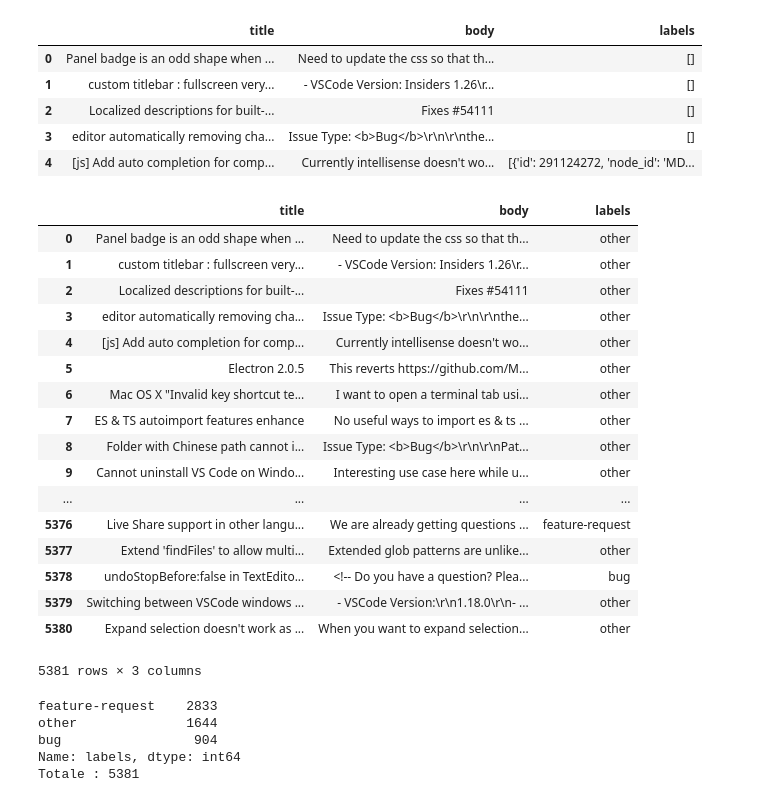
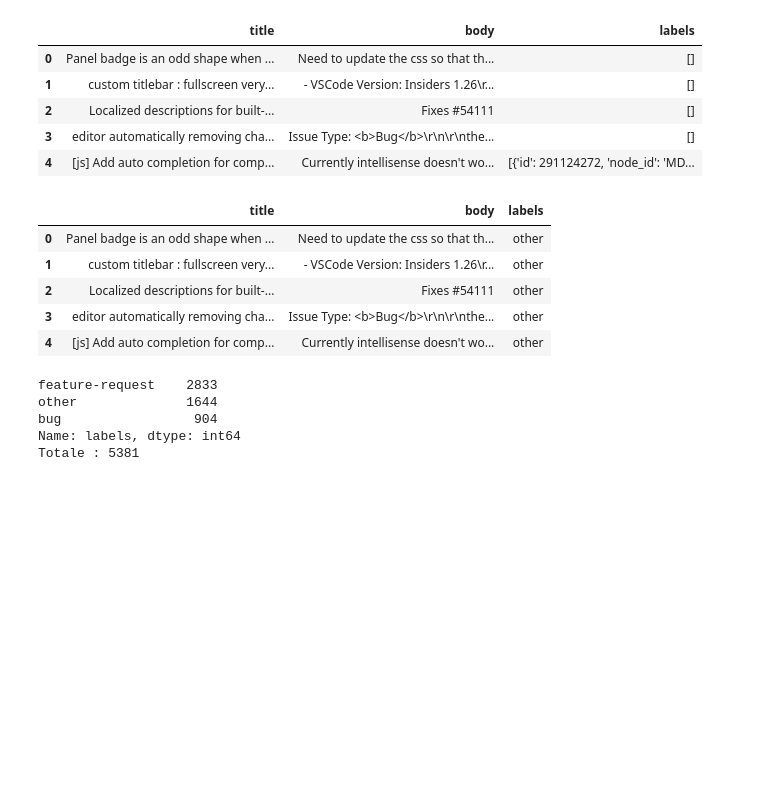
Before and after one commit to AMTheMonkey/DeepLearning, a Jupyter notebook: NLP_VSCode_issues/VSCode_issues.ipynb, the cells around one changed output. Drawn from its saved outputs; the diff is of its cells as text; code cells hidden in the pictures; blank space fills up the shorter version.

```diff
--- a/NLP_VSCode_issues/VSCode_issues.ipynb
+++ b/NLP_VSCode_issues/VSCode_issues.ipynb
@@ -62,26 +87,14 @@ for ind in issues.index:
     else:
         issues.loc[ind, 'labels'] = LABEL_OTHER #Sinon c'est other
 # %%
-issues
+issues.head()
 # %% [output]
 |  | title | body | labels |
 | 0 | Panel badge is an odd shape when ... | Need to update the css so that th... | other |
 | 1 | custom titlebar : fullscreen very... | - VSCode Version: Insiders 1.26\r... | other |
 | 2 | Localized descriptions for built-... | Fixes #54111 | other |
 | 3 | editor automatically removing cha... | Issue Type: <b>Bug</b>\r\n\r\nthe... | other |
 | 4 | [js] Add auto completion for comp... | Currently intellisense doesn't wo... | other |
-| 5 | Electron 2.0.5 | This reverts https://github.com/M... | other |
-| 6 | Mac OS X "Invalid key shortcut te... | I want to open a terminal tab usi... | other |
-| 7 | ES & TS autoimport features enhance | No useful ways to import es & ts ... | other |
-| 8 | Folder with Chinese path cannot i... | Issue Type: <b>Bug</b>\r\n\r\nPat... | other |
-| 9 | Cannot uninstall VS Code on Windo... | Interesting use case here while u... | other |
-| ... | ... | ... | ... |
-| 5376 | Live Share support in other langu... | We are already getting questions ... | feature-request |
-| 5377 | Extend 'findFiles' to allow multi... | Extended glob patterns are unlike... | other |
-| 5378 | undoStopBefore:false in TextEdito... | <!-- Do you have a question? Plea... | bug |
-| 5379 | Switching between VSCode windows ... | - VSCode Version:\r\n1.18.0\r\n- ... | other |
-| 5380 | Expand selection doesn't work as ... | When you want to expand selection... | other |
-5381 rows × 3 columns
 # %%
 print(issues.labels.value_counts())
 print('Totale : {}'.format(issues.shape[0]))
```
Also changed, not shown: parts of 43 cells of this notebook.
